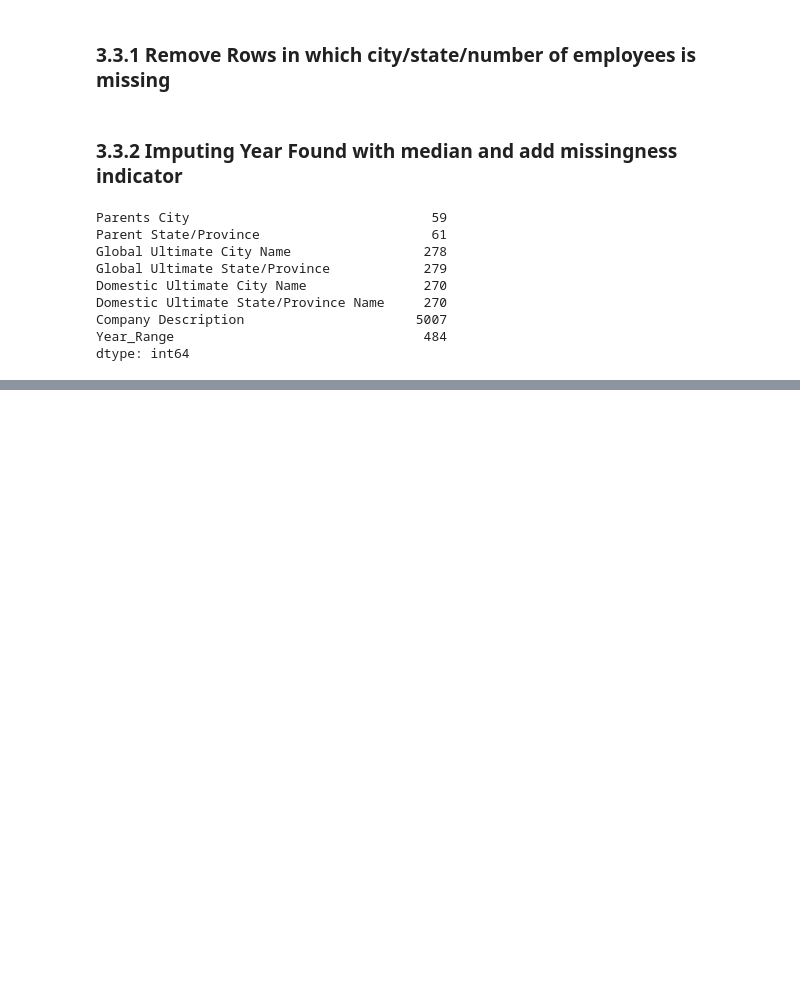
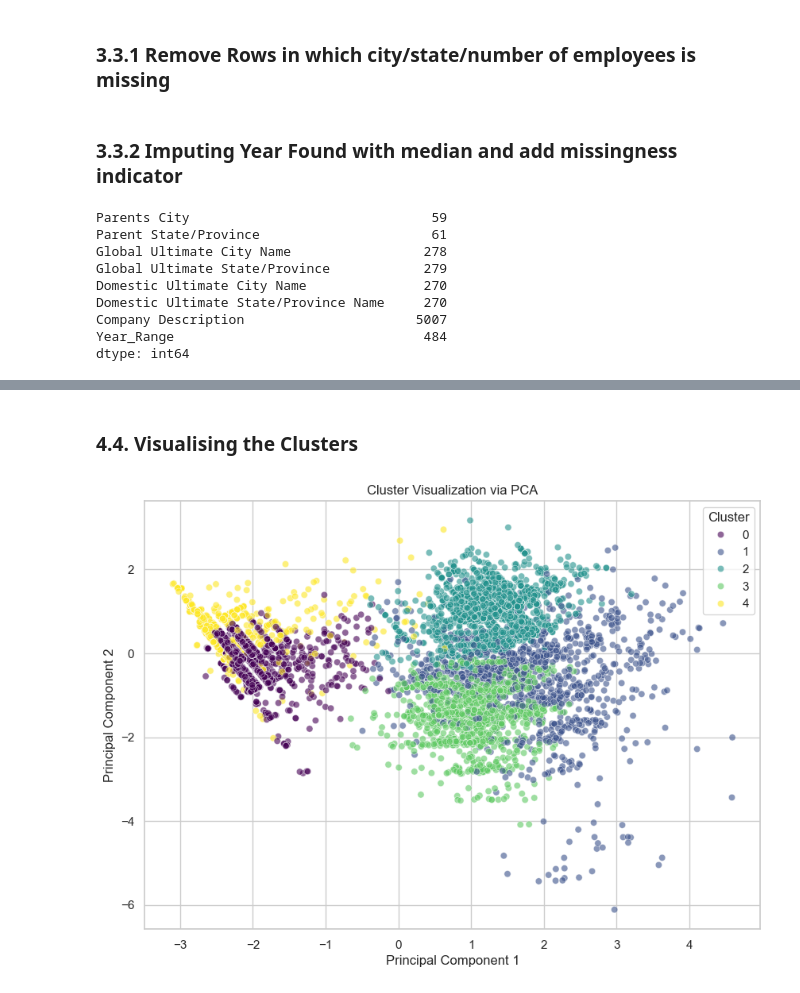
Before and after one commit to racxxhel/Corp_Intelligence, a Jupyter notebook: src/CAT_A_ACC.ipynb, the cells around one changed output, grey strips where cells are left out. Cells and saved outputs as stored; diff of their text form; code cells hidden in the pictures; blank space fills up the shorter version.

```diff
--- a/src/CAT_A_ACC.ipynb
+++ b/src/CAT_A_ACC.ipynb
@@ -890,0 +895,26 @@ Index(['DUNS Number ', 'Company Sites', 'City', 'State', 'Country',
+# %%
+features_for_clustering = [
+    # Size & scale
+    'revenue_log_scaled',
+    'IT spend_log_scaled',
+    'log_total_devices',
+
+    # Missingness indicators
+    'total_devices_missing',
+    'Is Global Ultimate Company',
+    'Is Domestic Ultimate Company',
+
+    # Categorical encodings
+    'Entity Type_Branch',
+    'Entity Type_Parent',
+    'Entity Type_Subsidiary',
+    'Ownership Type_Other',
+    'Ownership Type_Private',
+    'SIC_2digit_encoded',
+    'Year_Range_encoded',
+    'Year_Range_missing',
+
+    # Employee and corporate family log-scaled
+    'employees_log_scaled',
+    'corp_family_log_scaled'
+]
@@ -890,0 +958,6 @@ Index(['DUNS Number ', 'Company Sites', 'City', 'State', 'Country',
+# %%
+optimal_k = 5
+kmeans_final = KMeans(n_clusters=optimal_k, init='k-means++', random_state=42, n_init=10)
+dropped_data['Cluster'] = kmeans_final.fit_predict(X)
+
+print(dropped_data['Cluster'].value_counts())
@@ -890,0 +972,15 @@ Index(['DUNS Number ', 'Company Sites', 'City', 'State', 'Country',
+# %% [markdown]
+### 4.4. Visualising the Clusters
+# %%
+pca = PCA(n_components=2)
+X_pca = pca.fit_transform(X)
+
+plt.figure(figsize=(10, 7))
+sns.scatterplot(x=X_pca[:, 0], y=X_pca[:, 1], hue=dropped_data['Cluster'], palette='viridis', alpha=0.6)
+plt.title('Cluster Visualization via PCA')
+plt.xlabel('Principal Component 1')
+plt.ylabel('Principal Component 2')
+plt.legend(title='Cluster')
+plt.show()
+# %% [output]
+[figure, added]
```
Also changed, not shown: parts of 53 cells of this notebook, 6 other files.
